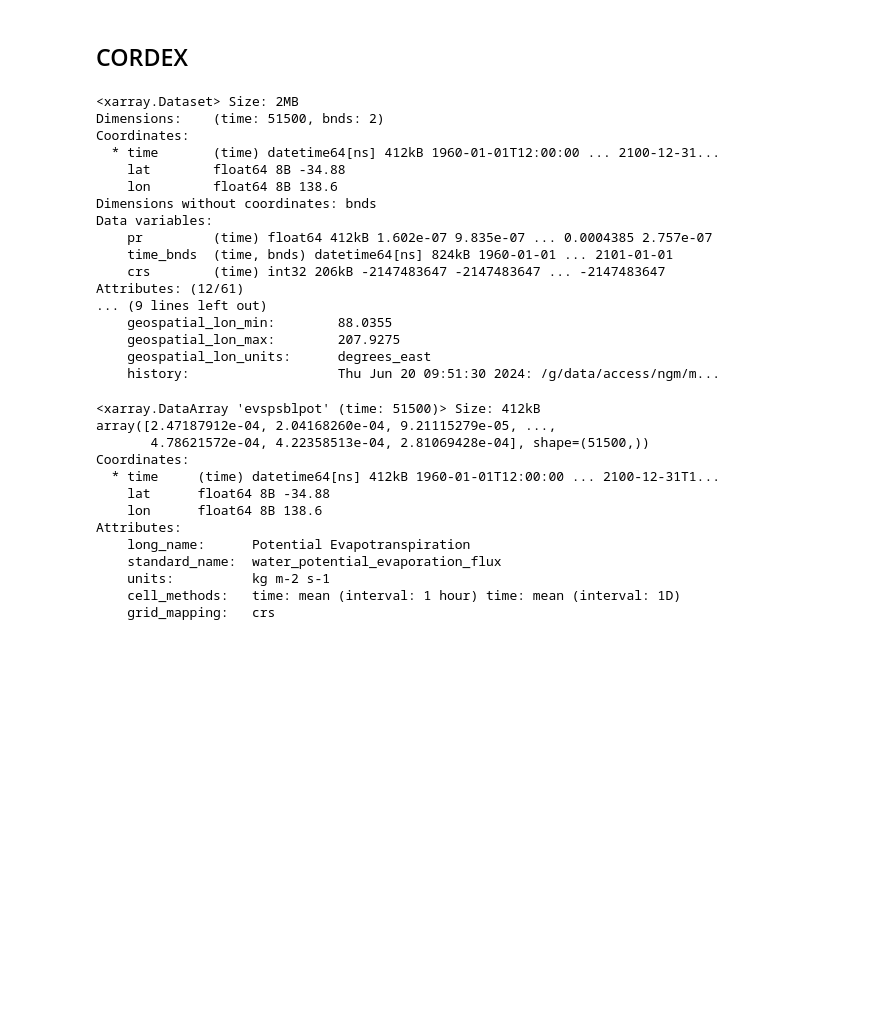
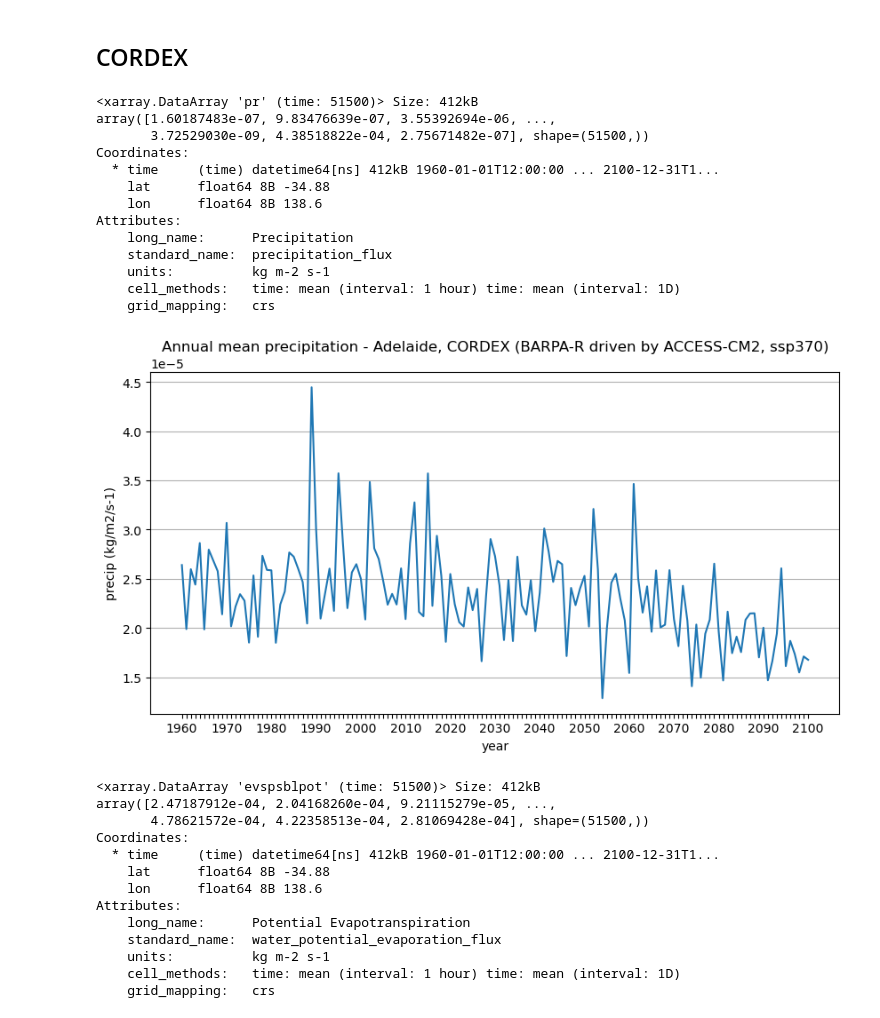
Before and after one commit to DamienIrving/treasury, a Jupyter notebook: spei.ipynb, the cells around one changed output. Saved outputs shown, nothing was run; the diff lists cells and outputs as text; code cells hidden in the pictures; blank space fills up the shorter version.

```diff
--- a/spei.ipynb
+++ b/spei.ipynb
@@ -24,25 +24,39 @@ def read_data(var):
 # %%
 ds_pr = read_data('pr')
 # %%
-ds_pr
+ds_pr['pr']
 # %% [output]
-<xarray.Dataset> Size: 2MB
-Dimensions:    (time: 51500, bnds: 2)
+<xarray.DataArray 'pr' (time: 51500)> Size: 412kB
+array([1.60187483e-07, 9.83476639e-07, 3.55392694e-06, ...,
+       3.72529030e-09, 4.38518822e-04, 2.75671482e-07], shape=(51500,))
 Coordinates:
-  * time       (time) datetime64[ns] 412kB 1960-01-01T12:00:00 ... 2100-12-31...
-    lat        float64 8B -34.88
-    lon        float64 8B 138.6
-Dimensions without coordinates: bnds
-Data variables:
-    pr         (time) float64 412kB 1.602e-07 9.835e-07 ... 0.0004385 2.757e-07
-    time_bnds  (time, bnds) datetime64[ns] 824kB 1960-01-01 ... 2101-01-01
-    crs        (time) int32 206kB -2147483647 -2147483647 ... -2147483647
-Attributes: (12/61)
-... (9 lines left out)
-    geospatial_lon_min:        88.0355
-    geospatial_lon_max:        207.9275
-    geospatial_lon_units:      degrees_east
-    history:                   Thu Jun 20 09:51:30 2024: /g/data/access/ngm/m...
+  * time     (time) datetime64[ns] 412kB 1960-01-01T12:00:00 ... 2100-12-31T1...
+    lat      float64 8B -34.88
+    lon      float64 8B 138.6
+Attributes:
+    long_name:      Precipitation
+    standard_name:  precipitation_flux
+    units:          kg m-2 s-1
+    cell_methods:   time: mean (interval: 1 hour) time: mean (interval: 1D)
+    grid_mapping:   crs
+# %%
+pr_ann = ds_pr['pr'].resample({'time': 'YE'}).mean('time', keep_attrs=True)
+# %%
+pr_ann = pr_ann.compute()
+# %%
+fig = plt.figure(figsize=[10, 5])
+ax = fig.add_subplot()
+ax.plot(pr_ann.time.dt.strftime('%Y').values, pr_ann.values)
+ax.set_ylabel('precip (kg/m2/s-1)')
+ax.set_xlabel('year')
+ax.set_title('Annual mean precipitation - Adelaide, CORDEX (BARPA-R driven by ACCESS-CM2, ssp370)')
+plt.grid(axis='y')
+for i, t in enumerate(ax.get_xticklabels()):
+    if (i % 10) != 0:
+        t.set_visible(False)
+plt.show()
+# %% [output]
+[figure, added]
 # %%
 ds_evspsblpot = read_data('evspsblpot')
 # %%
```
Also changed, not shown: parts of 2 cells of this notebook.
